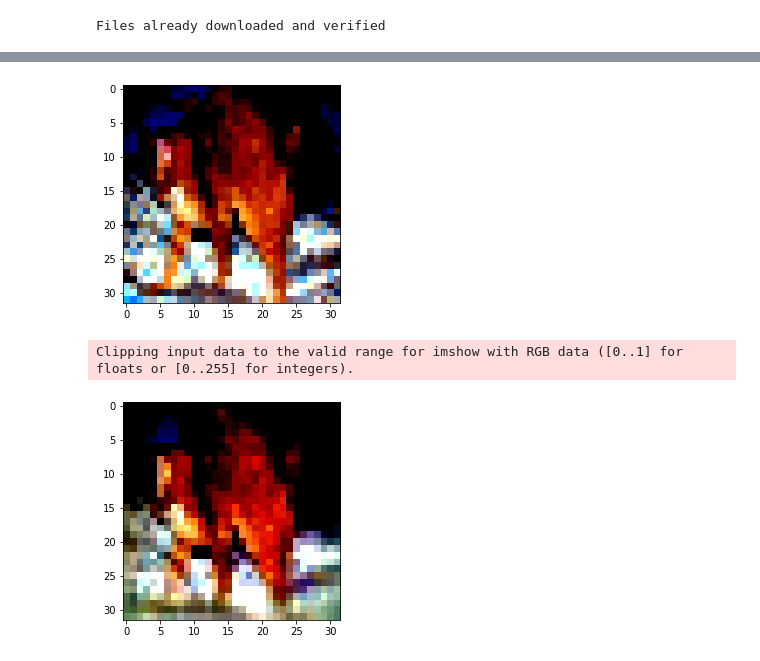
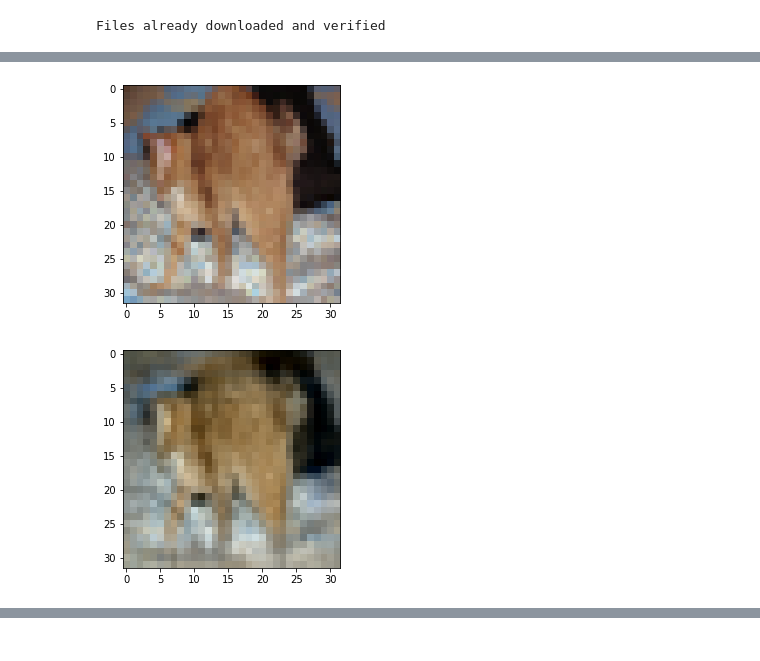
Before and after one commit to Seb6277/autoencoder, a Jupyter notebook: Untitled.ipynb, the cells around one changed output, grey strips where cells are left out. Saved outputs shown, nothing was run; the diff lists cells and outputs as text; code cells hidden in the pictures.

```diff
--- a/Untitled.ipynb
+++ b/Untitled.ipynb
@@ -14,3 +12,5 @@ transform = transforms.Compose([transforms.ToTensor(), tv.transforms.Normalize((
+# %%
+transform = transforms.ToTensor()
 # %%
 trainset = tv.datasets.CIFAR10(root='./data', train=True, download=True, transform=transform)
 # %% [output]
@@ -49,7 +45,7 @@ class Autoencoder(nn.Module):
         x = self.decoder(x)
         return x
 # %%
-num_epochs = 20
+num_epochs = 50
 batch_size = 32
 # %%
 model = Autoencoder().to("cuda" if GPU else "cpu")
@@ -86,20 +82,24 @@ epoch [12/20], loss:0.2889
 # %%
 import matplotlib.pyplot as plt
 import numpy as np
 
 img = None
 for data in testloader:
     img = data[0]
 
 with torch.no_grad():
     input_image = img[0].numpy()
     input_image = input_image.transpose(1, 2, 0)
     plt.imshow(input_image)
     plt.show()
     img = Variable(img).to("cuda" if GPU else "cpu")
     output = model(img)
+    loss = distance(output[0], img[0])
     output_image = output[0].cpu().numpy()
     output_image = output_image.transpose(1, 2, 0)
     plt.imshow(output_image)
     plt.show()
+    print('loss: {:.4f}'.format(loss.data))
 # %% [output]
+[figure, new version]
+[figure, new version]
@@ -107,3 +106,0 @@ Clipping input data to the valid range for imshow with RGB data ([0..1] for floa
-[figure, old version]
-Clipping input data to the valid range for imshow with RGB data ([0..1] for floats or [0..255] for integers).
-[figure, old version]
```
Also changed, not shown: parts of 5 cells of this notebook, 2 other files.
